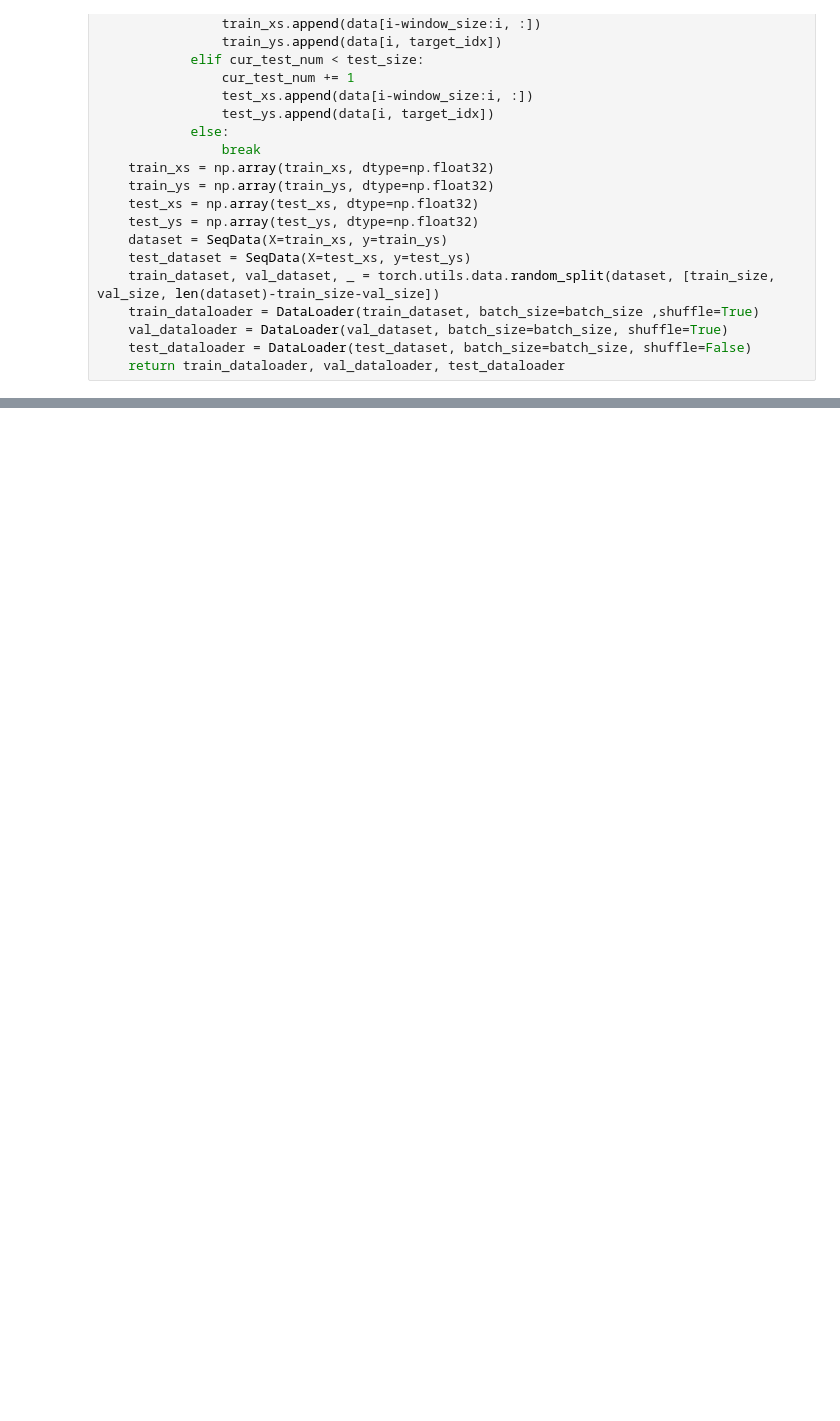
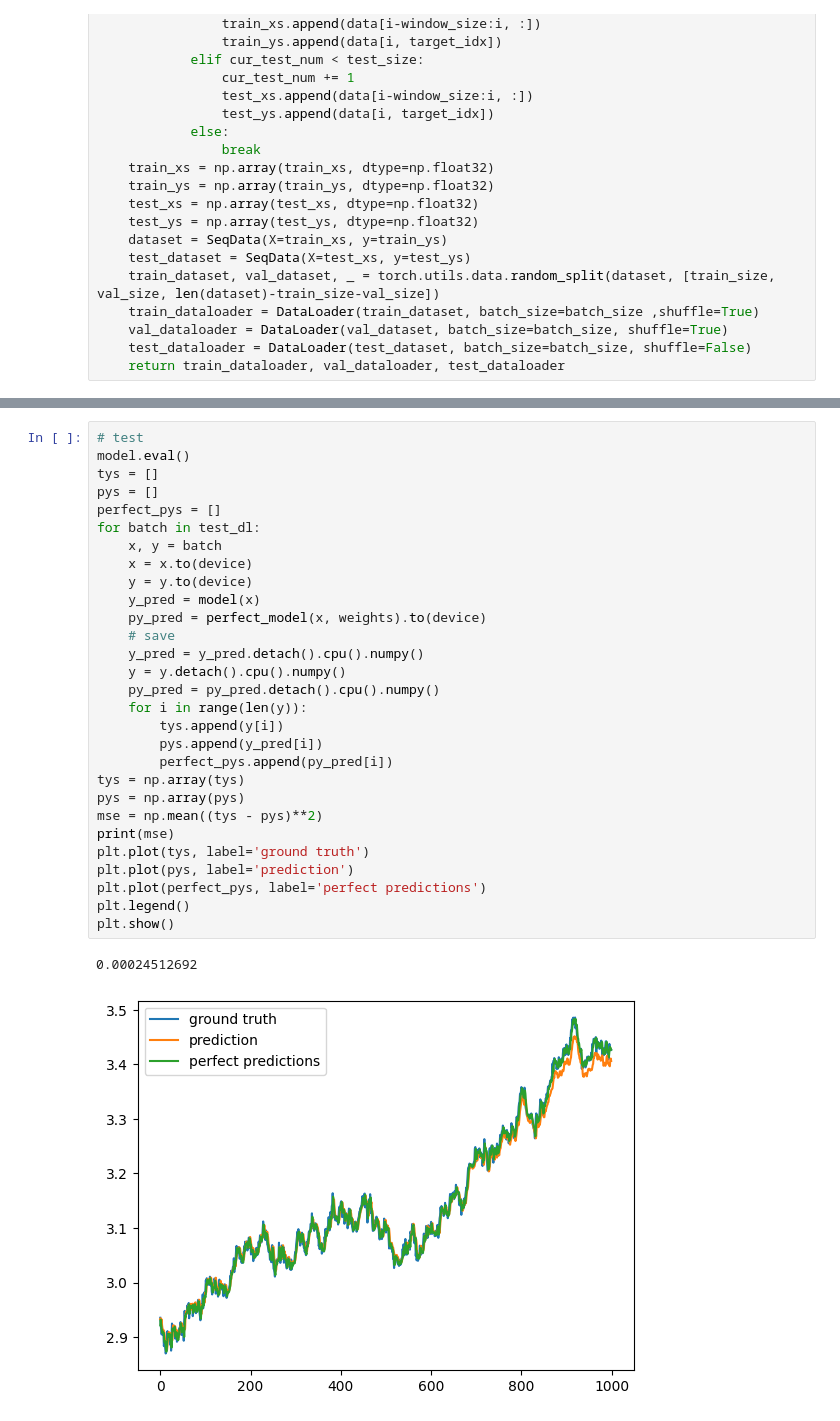
Before and after one commit to RRemixx/eecs598003, a Jupyter notebook: ts_pred.ipynb, the cells around one changed output, grey strips where cells are left out. Drawn from its saved outputs; the diff is of its cells as text; blank space fills up the shorter version.

Commit message:
model working

```diff
--- a/ts_pred.ipynb
+++ b/ts_pred.ipynb
@@ -161,0 +252,32 @@ val loss is 7.847826957702637
+# %%
+# test
+model.eval()
+tys = []
+pys = []
+perfect_pys = []
+for batch in test_dl:
+    x, y = batch
+    x = x.to(device)
+    y = y.to(device)
+    y_pred = model(x)
+    py_pred = perfect_model(x, weights).to(device)
+    # save
+    y_pred = y_pred.detach().cpu().numpy()
+    y = y.detach().cpu().numpy()
+    py_pred = py_pred.detach().cpu().numpy()
+    for i in range(len(y)):
+        tys.append(y[i])
+        pys.append(y_pred[i])
+        perfect_pys.append(py_pred[i])
+tys = np.array(tys)
+pys = np.array(pys)
+mse = np.mean((tys - pys)**2)
+print(mse)
+plt.plot(tys, label='ground truth')
+plt.plot(pys, label='prediction')
+plt.plot(perfect_pys, label='perfect predictions')
+plt.legend()
+plt.show()
+# %% [output]
+0.00024512692
+[figure, added]
```
Also changed, not shown: parts of 5 cells of this notebook.
